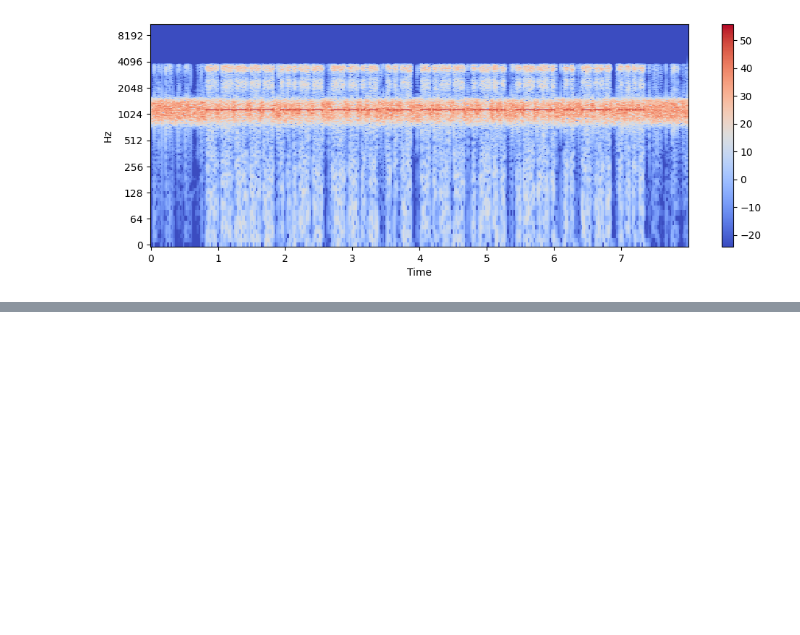
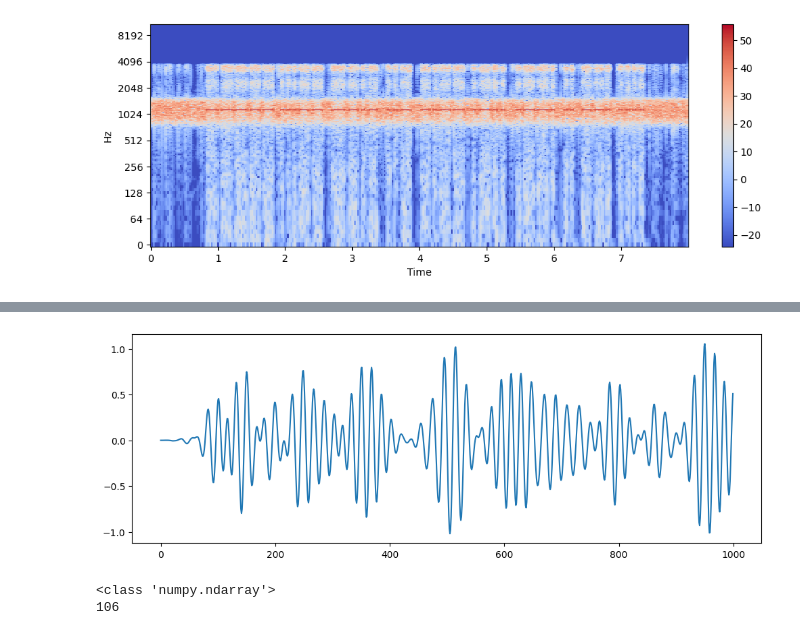
Before and after one commit to ViMasHub/FQW_2025, a Jupyter notebook: Тестовое_задание.ipynb, the cells around one changed output, grey strips where cells are left out. Drawn from its saved outputs; the diff is of its cells as text; code cells hidden in the pictures; blank space fills up the shorter version.

```diff
--- a/Тестовое_задание.ipynb
+++ b/Тестовое_задание.ipynb
@@ -56,0 +71,22 @@ plt.colorbar()
+# %%
+n0 = 0
+n1 = 1000
+plt.figure(figsize=(12,4))
+plt.plot(signal [n0 : n1])
+plt.grid(which = 'minor',
+         color = 'grey',
+         linestyle = 'solid')
+plt.show()
+# %% [output]
+[figure, added]
+# %%
+# пересечение с нулем
+
+zero_crossing = librosa.zero_crossings(signal[n0 : n1], pad=False)
+
+print (type(zero_crossing))
+print(zero_crossing.sum())
+print()
+# %% [output]
+<class 'numpy.ndarray'>
+106
```
Also changed, not shown: parts of 13 cells of this notebook.
